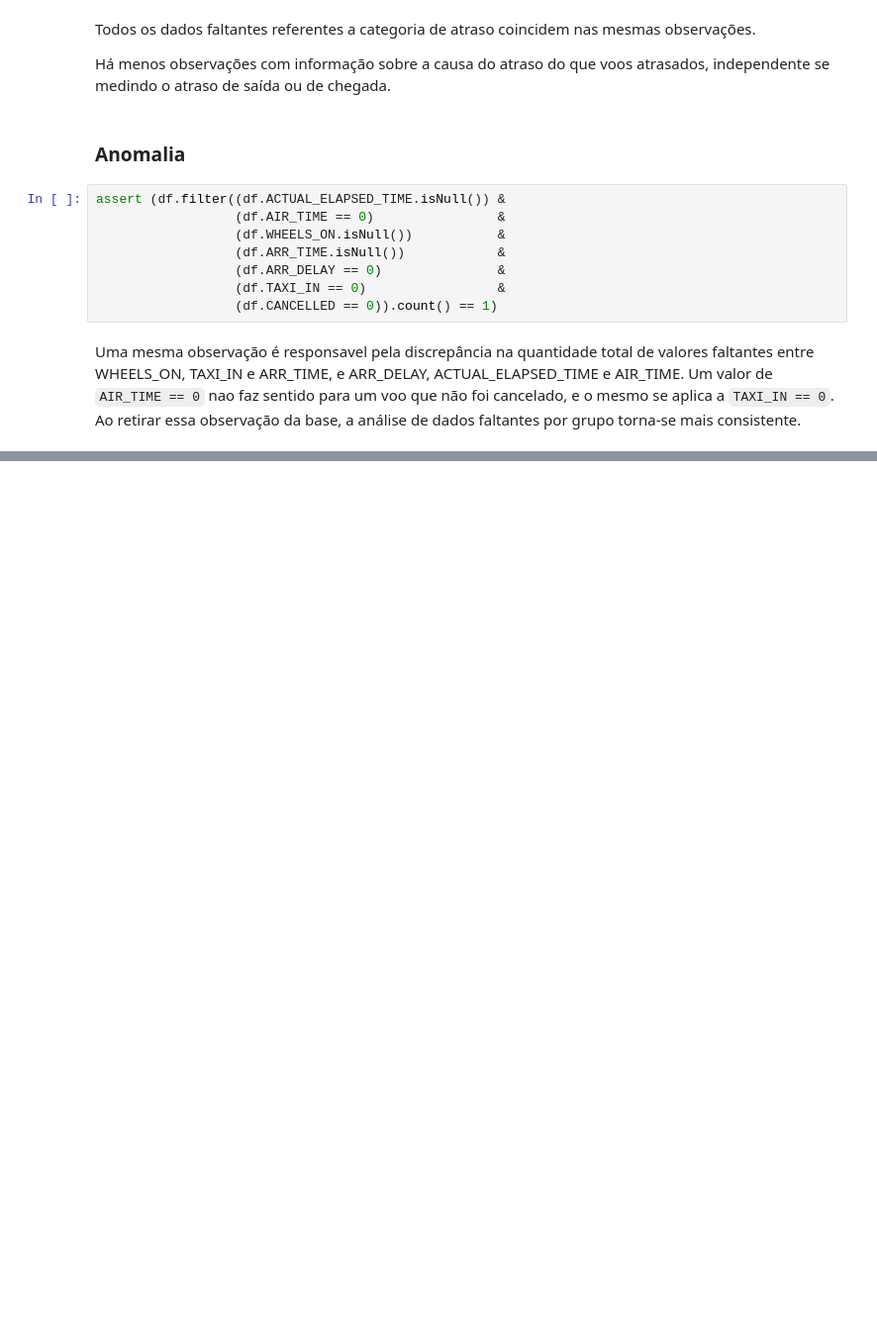
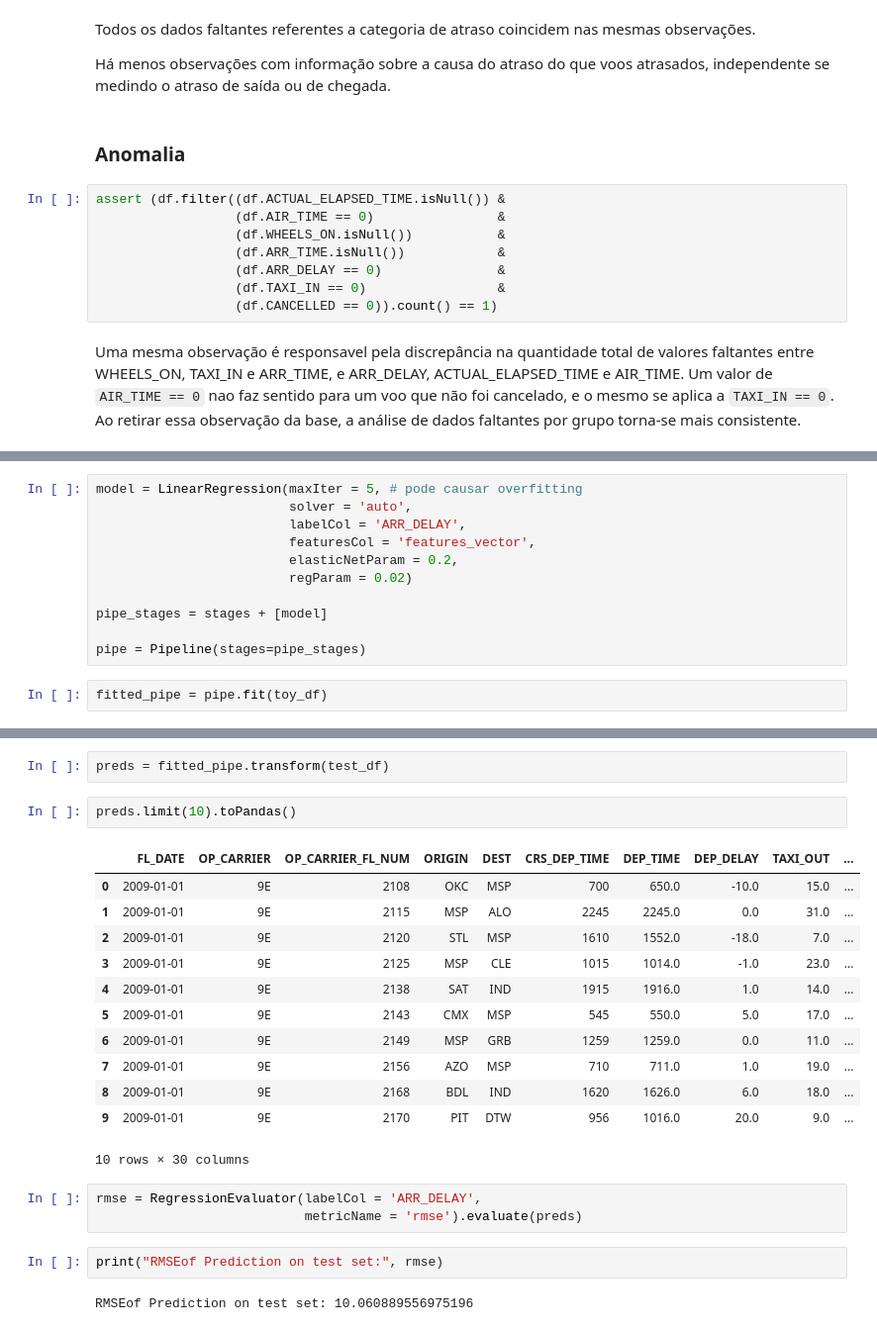
Before and after one commit to caio-a-garcia/BIG-DATA-Projeto-Final, a Jupyter notebook: Limpeza_de_dados.ipynb, the cells around one changed output, grey strips where cells are left out. Shown at 99% size. Saved outputs shown, nothing was run; the diff lists cells and outputs as text; blank space fills up the shorter version.

```diff
--- a/Limpeza_de_dados.ipynb
+++ b/Limpeza_de_dados.ipynb
@@ -353,0 +497,13 @@ Um valor de `AIR_TIME == 0` nao faz sentido para um voo que não foi cancelado,
+# %%
+model = LinearRegression(maxIter = 5, # pode causar overfitting
+                         solver = 'auto',
+                         labelCol = 'ARR_DELAY',
+                         featuresCol = 'features_vector',
+                         elasticNetParam = 0.2,
+                         regParam = 0.02)
+
+pipe_stages = stages + [model]
+
+pipe = Pipeline(stages=pipe_stages)
+# %%
+fitted_pipe = pipe.fit(toy_df)
@@ -353,0 +512,24 @@ Um valor de `AIR_TIME == 0` nao faz sentido para um voo que não foi cancelado,
+# %%
+preds = fitted_pipe.transform(test_df)
+# %%
+preds.limit(10).toPandas()
+# %% [output]
+|  | FL_DATE | OP_CARRIER | OP_CARRIER_FL_NUM | ORIGIN | DEST | CRS_DEP_TIME | DEP_TIME | DEP_DELAY | TAXI_OUT | ... |
+| 0 | 2009-01-01 | 9E | 2108 | OKC | MSP | 700 | 650.0 | -10.0 | 15.0 | ... |
+| 1 | 2009-01-01 | 9E | 2115 | MSP | ALO | 2245 | 2245.0 | 0.0 | 31.0 | ... |
+| 2 | 2009-01-01 | 9E | 2120 | STL | MSP | 1610 | 1552.0 | -18.0 | 7.0 | ... |
+| 3 | 2009-01-01 | 9E | 2125 | MSP | CLE | 1015 | 1014.0 | -1.0 | 23.0 | ... |
+| 4 | 2009-01-01 | 9E | 2138 | SAT | IND | 1915 | 1916.0 | 1.0 | 14.0 | ... |
+| 5 | 2009-01-01 | 9E | 2143 | CMX | MSP | 545 | 550.0 | 5.0 | 17.0 | ... |
+| 6 | 2009-01-01 | 9E | 2149 | MSP | GRB | 1259 | 1259.0 | 0.0 | 11.0 | ... |
+| 7 | 2009-01-01 | 9E | 2156 | AZO | MSP | 710 | 711.0 | 1.0 | 19.0 | ... |
+| 8 | 2009-01-01 | 9E | 2168 | BDL | IND | 1620 | 1626.0 | 6.0 | 18.0 | ... |
+| 9 | 2009-01-01 | 9E | 2170 | PIT | DTW | 956 | 1016.0 | 20.0 | 9.0 | ... |
+10 rows × 30 columns
+# %%
+rmse = RegressionEvaluator(labelCol = 'ARR_DELAY',
+                           metricName = 'rmse').evaluate(preds)
+# %%
+print("RMSEof Prediction on test set:", rmse)
+# %% [output]
+RMSEof Prediction on test set: 10.060889556975196
```
Also changed, not shown: parts of 40 cells of this notebook, 1 other file.
